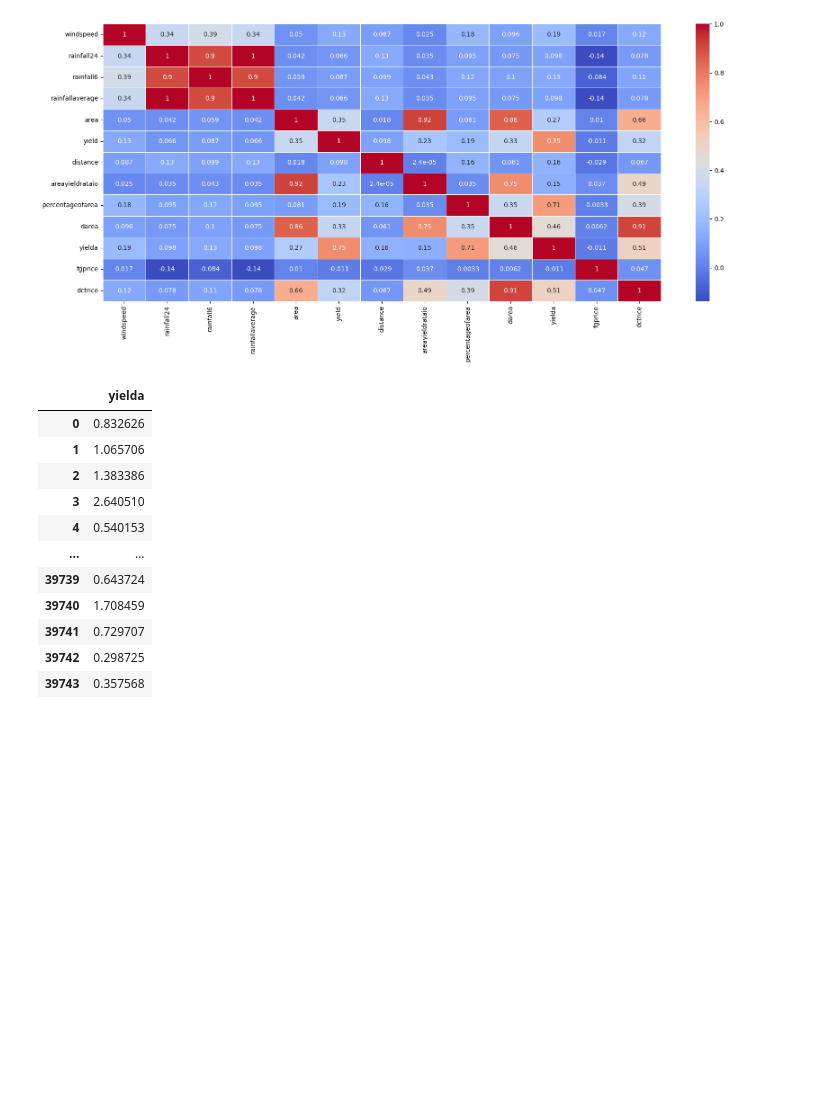
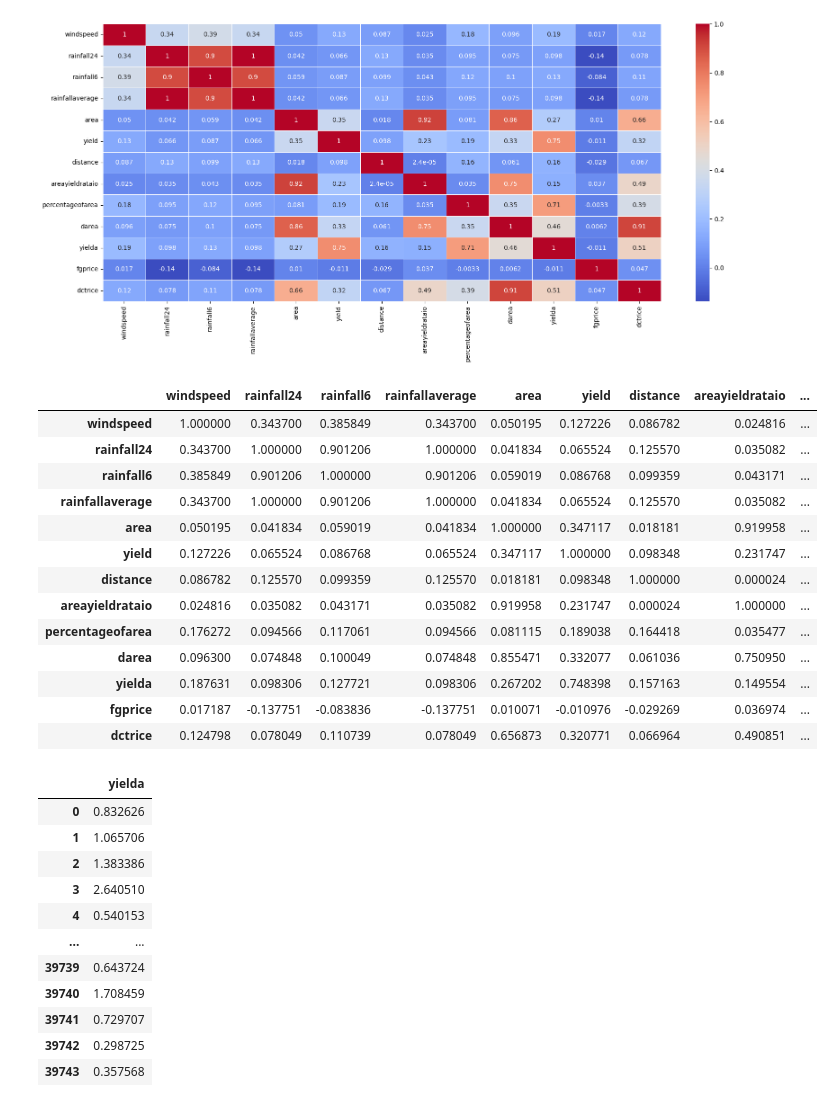
Before and after one commit to geromepenalosa/Typhoonista, a Jupyter notebook: INDIVIDUAL MODELS/YIELD STACKED/SVR.ipynb, the cells around one changed output. Saved outputs shown, nothing was run; the diff lists cells and outputs as text; code cells hidden in the pictures; blank space fills up the shorter version.

```diff
--- a/INDIVIDUAL MODELS/YIELD STACKED/SVR.ipynb
+++ b/INDIVIDUAL MODELS/YIELD STACKED/SVR.ipynb
@@ -95,6 +95,32 @@ sns.heatmap(correlation_matrix, annot=True, cmap='coolwarm', linewidths=0.5)
 plt.show()
 # %% [output]
 [figure]
+# %%
+import pandas as pd
+
+# Set the maximum number of rows and columns displayed
+pd.set_option('display.max_rows', None)
+pd.set_option('display.max_columns', None)
+
+correlation_matrix = df.corr()
+
+# Display the correlation matrix in tabular form
+correlation_matrix
+# %% [output]
+|  | windspeed | rainfall24 | rainfall6 | rainfallaverage | area | yield | distance | areayieldrataio | ... |
+| windspeed | 1.000000 | 0.343700 | 0.385849 | 0.343700 | 0.050195 | 0.127226 | 0.086782 | 0.024816 | ... |
+| rainfall24 | 0.343700 | 1.000000 | 0.901206 | 1.000000 | 0.041834 | 0.065524 | 0.125570 | 0.035082 | ... |
+| rainfall6 | 0.385849 | 0.901206 | 1.000000 | 0.901206 | 0.059019 | 0.086768 | 0.099359 | 0.043171 | ... |
+| rainfallaverage | 0.343700 | 1.000000 | 0.901206 | 1.000000 | 0.041834 | 0.065524 | 0.125570 | 0.035082 | ... |
+| area | 0.050195 | 0.041834 | 0.059019 | 0.041834 | 1.000000 | 0.347117 | 0.018181 | 0.919958 | ... |
+| yield | 0.127226 | 0.065524 | 0.086768 | 0.065524 | 0.347117 | 1.000000 | 0.098348 | 0.231747 | ... |
+| distance | 0.086782 | 0.125570 | 0.099359 | 0.125570 | 0.018181 | 0.098348 | 1.000000 | 0.000024 | ... |
+| areayieldrataio | 0.024816 | 0.035082 | 0.043171 | 0.035082 | 0.919958 | 0.231747 | 0.000024 | 1.000000 | ... |
+| percentageofarea | 0.176272 | 0.094566 | 0.117061 | 0.094566 | 0.081115 | 0.189038 | 0.164418 | 0.035477 | ... |
+| darea | 0.096300 | 0.074848 | 0.100049 | 0.074848 | 0.855471 | 0.332077 | 0.061036 | 0.750950 | ... |
+| yielda | 0.187631 | 0.098306 | 0.127721 | 0.098306 | 0.267202 | 0.748398 | 0.157163 | 0.149554 | ... |
+| fgprice | 0.017187 | -0.137751 | -0.083836 | -0.137751 | 0.010071 | -0.010976 | -0.029269 | 0.036974 | ... |
+| dctrice | 0.124798 | 0.078049 | 0.110739 | 0.078049 | 0.656873 | 0.320771 | 0.066964 | 0.490851 | ... |
 # %%
 # Split the dataset into features and target variable
 X = df.drop(['percentageofarea','yielda','darea','areayieldrataio','rainfallaverage','fgprice'], axis=1)
```
Also changed, not shown: parts of 1 cell of this notebook, 15 other files.
